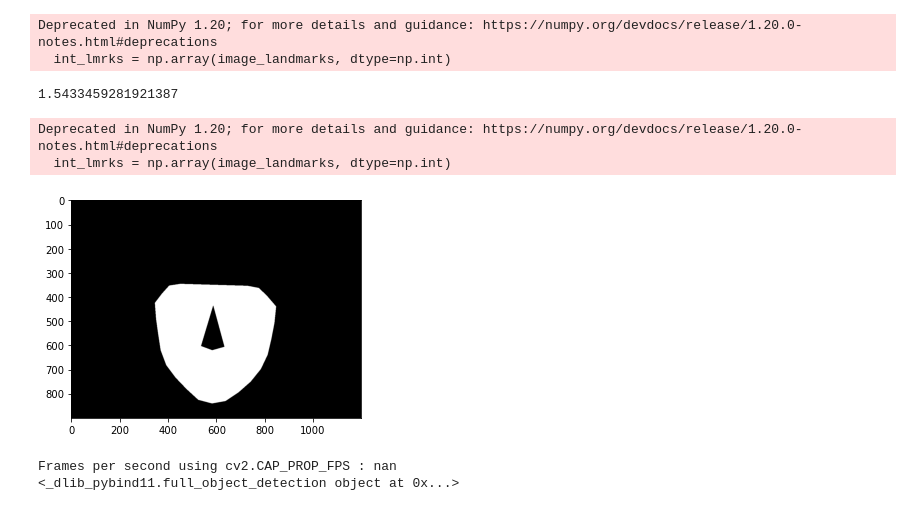
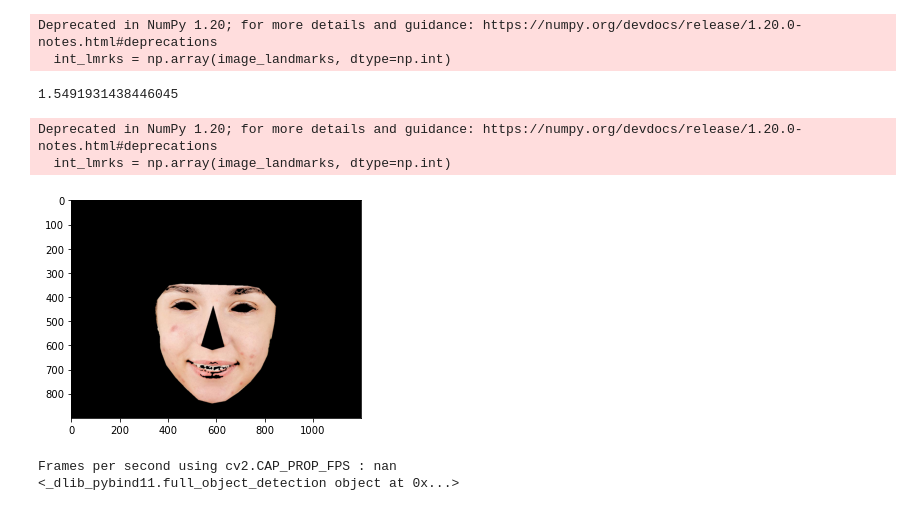
Before and after one commit to mmry310531/FinalCV, a Jupyter notebook: FaceDetection.ipynb, the cells around one changed output. Drawn from its saved outputs; the diff is of its cells as text; code cells hidden in the pictures.

Commit message:
remove eye and mouse

```diff
--- a/FaceDetection.ipynb
+++ b/FaceDetection.ipynb
@@ -222,45 +222,51 @@ def get_image_hull_mask(img, image_landmarks, ie_polys=None):
     # nose
     cv2.fillConvexPoly(
         hull_mask, cv2.convexHull(int_lmrks[27:36]), (0,0, 0))
-    # eyes
+    # left eyes
     cv2.fillConvexPoly(
-        hull_mask, cv2.convexHull(int_lmrks[27:36]), (0,0, 0))
+        hull_mask, cv2.convexHull(int_lmrks[36:42]), (0,0, 0))
+    # right eyes
+    cv2.fillConvexPoly(
+        hull_mask, cv2.convexHull(int_lmrks[42:48]), (0,0, 0))
+    # mouse
+    cv2.fillConvexPoly(
+        hull_mask, cv2.convexHull(int_lmrks[42:48]), (0,0, 0))
 
 
     return hull_mask
 # %%
 if __name__ == "__main__":
 
     #Read Image
     img = cv2.imread('data/acne_face.jpeg')
 #     img = imutils.resize(img, width=300)
     img,Gimg = img2Gray(img)
 
 #     # Method 1 to get face (Skin Detection and Face Detection(Harr))
 #     skinMask = GetSkinMask(img)
 #     faceMask = GetFaceMask(img)
 #     # combine two mask
 #     Face_Skin_Mask = cv2.bitwise_and(skinMask, faceMask)
 #     img = cv2.bitwise_and(Face_Skin_Mask, img)
 #     # can't cut out only face in result
 
     # Method 2 to get face (Use Dlib)
     SkinMask = GetSkinMask(img)
     landmarks = get_landmarks(Gimg)
     faceMask = get_image_hull_mask(img, landmarks)
     img = cv2.bitwise_and(faceMask, img)
     img = cv2.bitwise_and(SkinMask, img)
     # not a good method, which cost 1.55 sec
 
 
 
-    cv2.imwrite('ClearMask.png', faceMask)
-    showImage(faceMask)
+    cv2.imwrite('ClearMask.png', img)
+    showImage(img)
 # %% [output]
-1.5433459281921387
+1.5491931438446045
 Deprecated in NumPy 1.20; for more details and guidance: https://numpy.org/devdocs/release/1.20.0-notes.html#deprecations
   int_lmrks = np.array(image_landmarks, dtype=np.int)
-[figure, old version]
+[figure, new version]
 # %%
 # %% [output]
 Frames per second using cv2.CAP_PROP_FPS : nan
```
Also changed, not shown: 1 other file.
